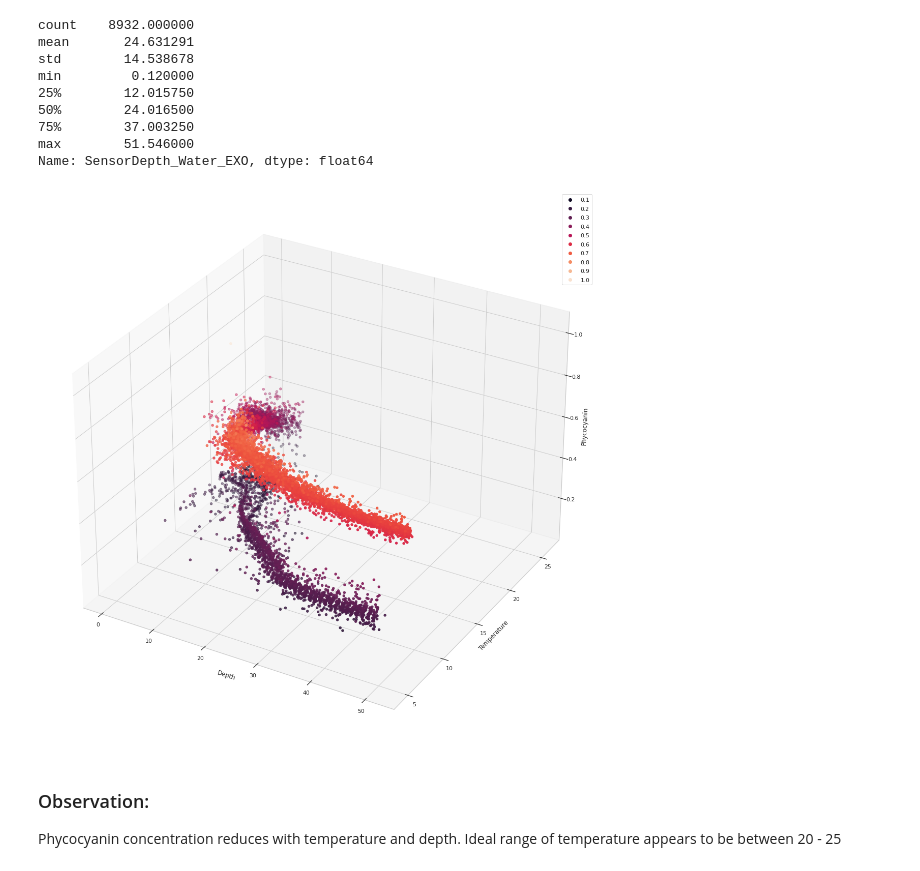
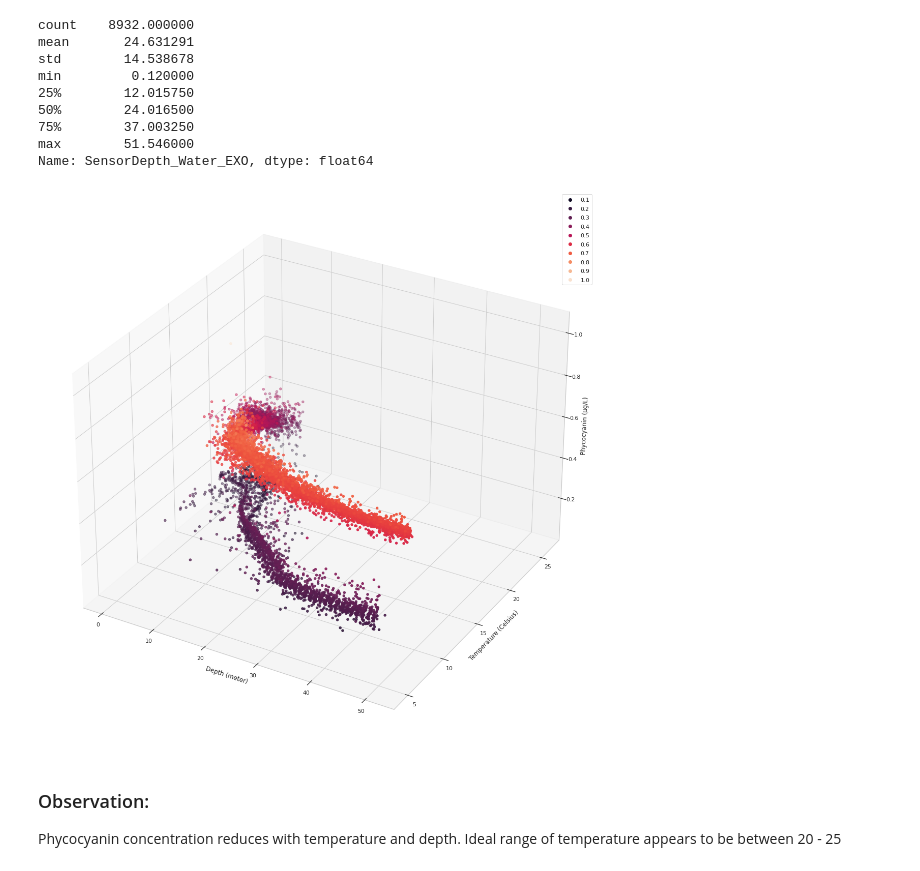
Before and after one commit to anirban-a/JeffersonProject, a Jupyter notebook: EDA/explore.ipynb, the cells around one changed output. Drawn from its saved outputs; the diff is of its cells as text; code cells hidden in the pictures.

Commit message:
Added units to the plot for stratification

```diff
--- a/EDA/explore.ipynb
+++ b/EDA/explore.ipynb
@@ -482,15 +482,15 @@ Name: SensorDepth_Water_EXO, dtype: float64
 # %%
 plt.figure(figsize=(20, 20))
 plot_axes = plt.axes(projection = '3d')
-plot_axes.set_xlabel('Depth')
-plot_axes.set_ylabel('Temperature')
-plot_axes.set_zlabel('Phycocyanin')
+plot_axes.set_xlabel('Depth (meter)')
+plot_axes.set_ylabel('Temperature (Celsius)')
+plot_axes.set_zlabel('Phycocyanin (μg/L)')
 sc = plot_axes.scatter3D(depth_df.SensorDepth_Water_EXO, depth_df.Temperature_Water_EXO, depth_df.PC_Water_EXO, c=depth_df.PC_Water_EXO)
 
 plt.legend(*sc.legend_elements())
 plt.show()
 # %% [output]
-[figure, old version]
+[figure, new version]
 # %% [markdown]
 ### Observation:
 Phycocyanin concentration reduces with temperature and depth. Ideal range of temperature appears to be between 20 - 25
```
Also changed, not shown: 1 other file.
